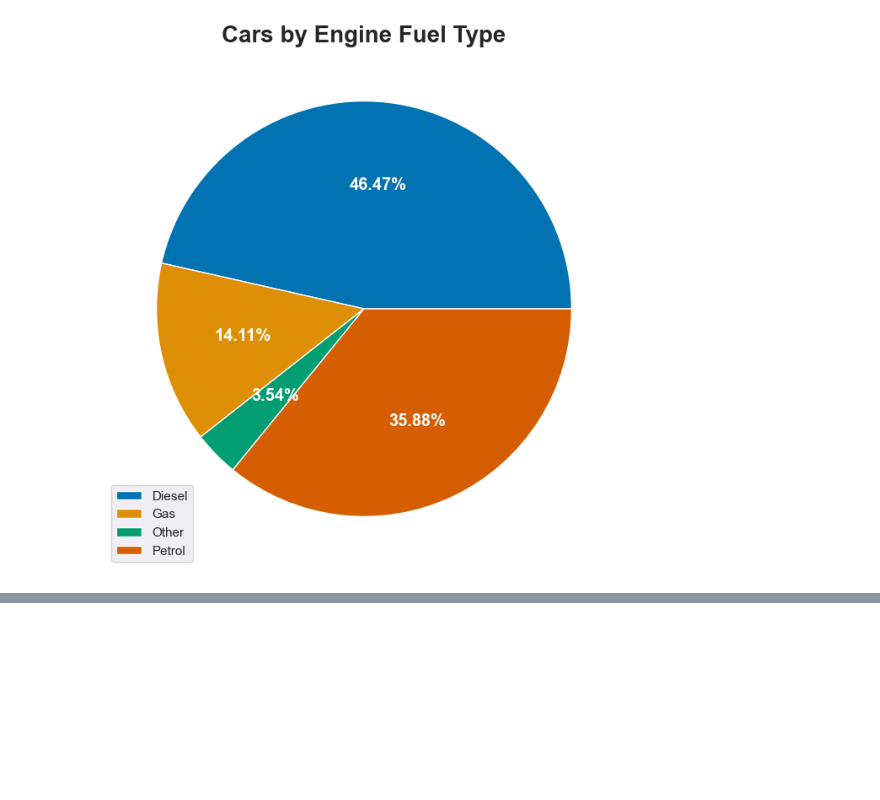
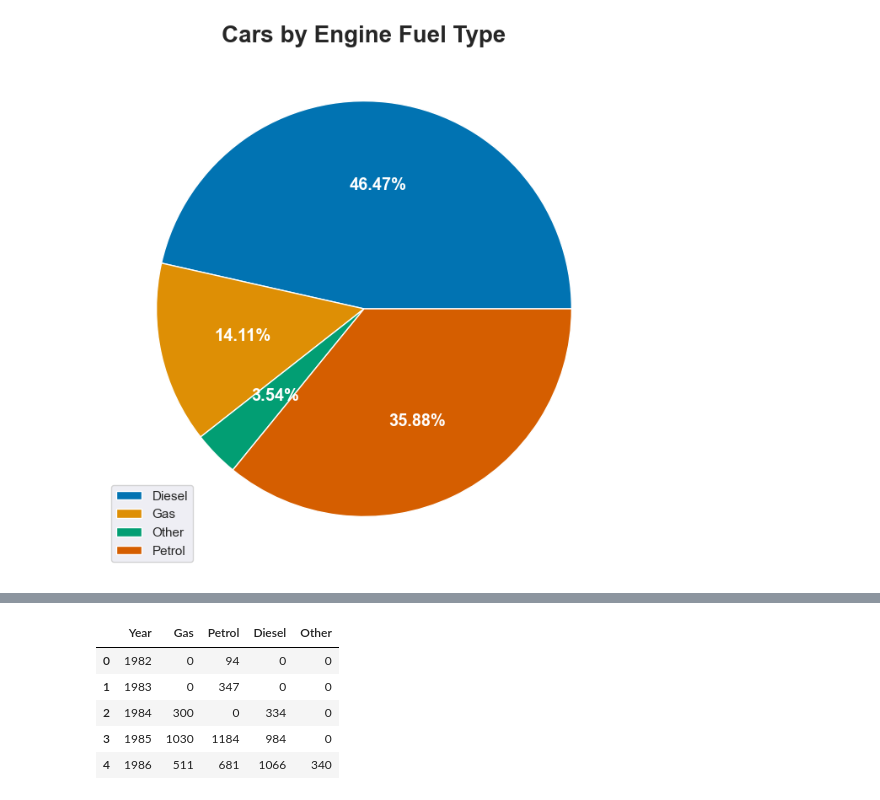
Before and after one commit to withraja/Data-Visualization-Tutorial, a Jupyter notebook: DataViz.ipynb, the cells around one changed output, grey strips where cells are left out. Drawn from its saved outputs; the diff is of its cells as text; code cells hidden in the pictures; blank space fills up the shorter version.

```diff
--- a/DataViz.ipynb
+++ b/DataViz.ipynb
@@ -196,0 +214,10 @@ plt.show()
+# %%
+df_fuel_engine_type = pd.read_csv("Stacked_Area_Chart_Dataset.csv")
+df_fuel_engine_type.head()
+# %% [output]
+|  | Year | Gas | Petrol | Diesel | Other |
+| 0 | 1982 | 0 | 94 | 0 | 0 |
+| 1 | 1983 | 0 | 347 | 0 | 0 |
+| 2 | 1984 | 300 | 0 | 334 | 0 |
+| 3 | 1985 | 1030 | 1184 | 984 | 0 |
+| 4 | 1986 | 511 | 681 | 1066 | 340 |
```
Also changed, not shown: parts of 18 cells of this notebook.
